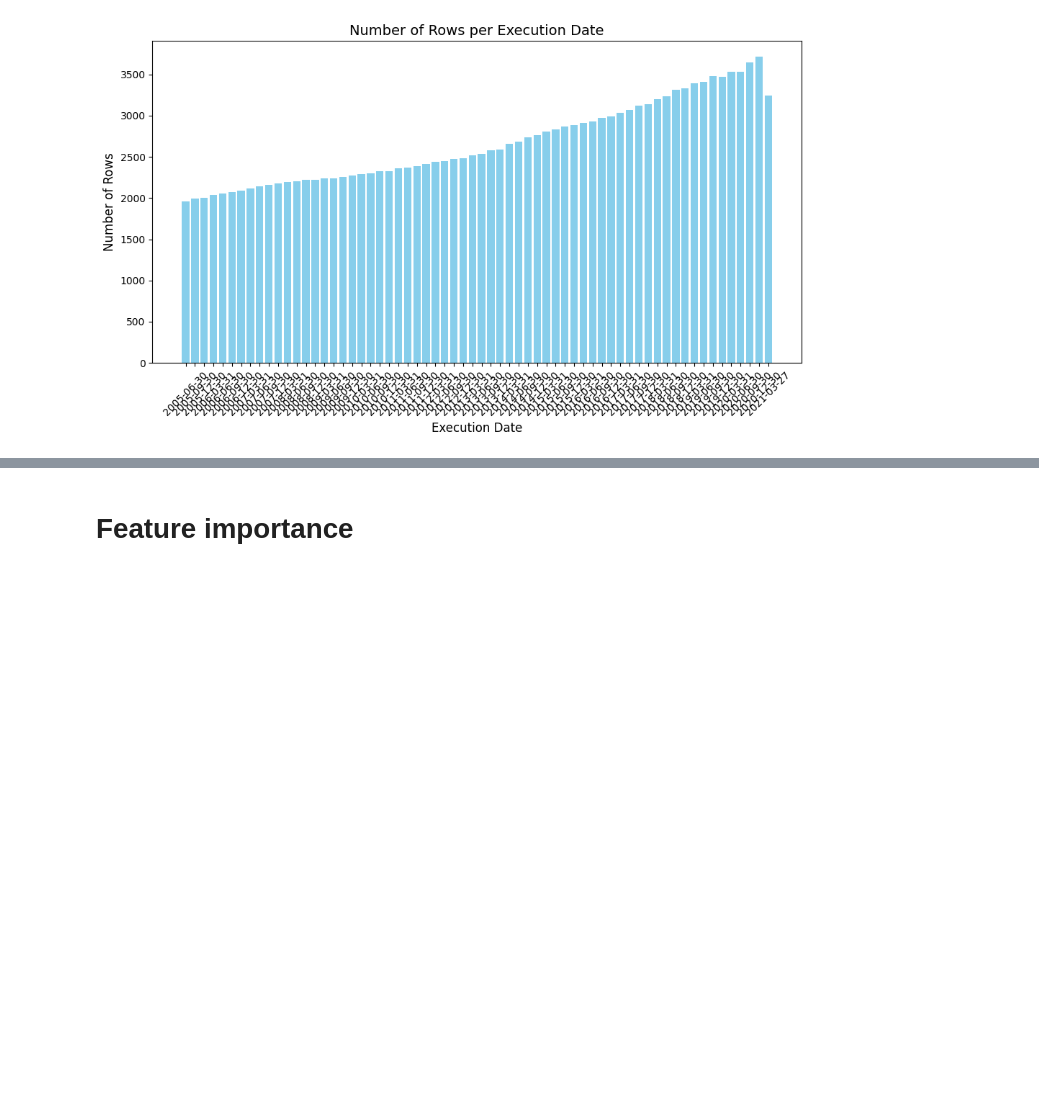
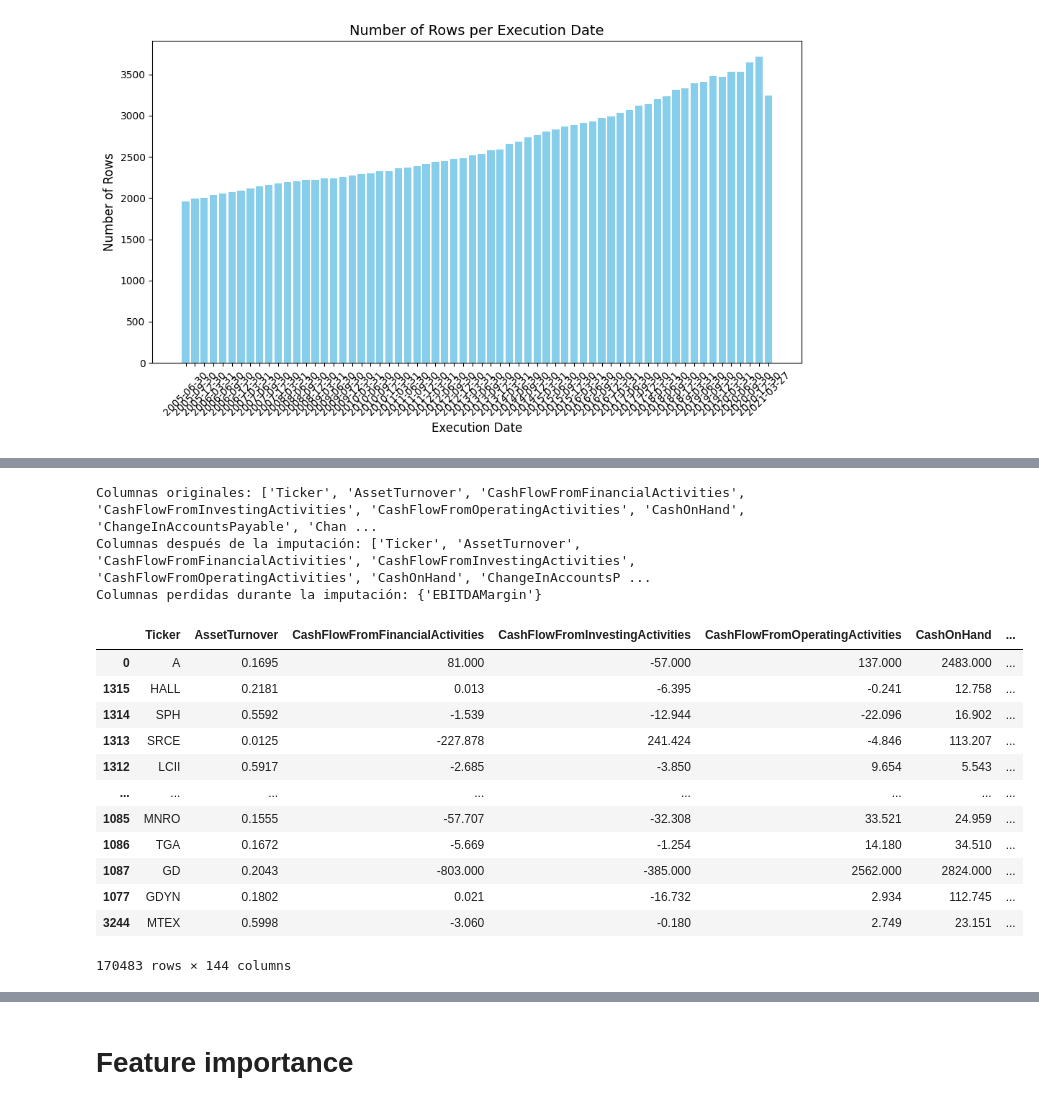
Before and after one commit to adrianibeas/zrive-ds, a Jupyter notebook: src/module_5/module5.ipynb_/module5.ipynb, the cells around one changed output, grey strips where cells are left out. Drawn from its saved outputs; the diff is of its cells as text; code cells hidden in the pictures; blank space fills up the shorter version.

```diff
--- a/src/module_5/module5.ipynb_/module5.ipynb
+++ b/src/module_5/module5.ipynb_/module5.ipynb
@@ -608,0 +739,41 @@ AttributeError: 'DataFrame' object has no attribute 'append'
+# %%
+
+# Asumimos que la función impute_missing_values ya está definida como se ve en la imagen
+
+def debug_imputation(data_set):
+    # Verifica las columnas antes de la imputación
+    print("Columnas originales:", data_set.columns.tolist())
+
+    # Aplica la función de imputación a un subconjunto (para depuración)
+    imputed_data = impute_by_execution_date(data_set)
+
+    # Verifica las columnas después de la imputación
+    print("Columnas después de la imputación:", imputed_data.columns.tolist())
+
+    # Verifica si hay alguna diferencia
+    difference = set(data_set.columns) - set(imputed_data.columns)
+    print("Columnas perdidas durante la imputación:", difference)
+
+    return imputed_data
+
+# Utiliza esta función con un subconjunto de tu data_set para depurar
+# Por ejemplo, puedes probar con el primer grupo:
+
+debug_imputation(data_set)
+# %% [output]
+Columnas originales: ['Ticker', 'AssetTurnover', 'CashFlowFromFinancialActivities', 'CashFlowFromInvestingActivities', 'CashFlowFromOperatingActivities', 'CashOnHand', 'ChangeInAccountsPayable', 'Chan ...
+Columnas después de la imputación: ['Ticker', 'AssetTurnover', 'CashFlowFromFinancialActivities', 'CashFlowFromInvestingActivities', 'CashFlowFromOperatingActivities', 'CashOnHand', 'ChangeInAccountsP ...
+Columnas perdidas durante la imputación: {'EBITDAMargin'}
+|  | Ticker | AssetTurnover | CashFlowFromFinancialActivities | CashFlowFromInvestingActivities | CashFlowFromOperatingActivities | CashOnHand | ... |
+| 0 | A | 0.1695 | 81.000 | -57.000 | 137.000 | 2483.000 | ... |
+| 1315 | HALL | 0.2181 | 0.013 | -6.395 | -0.241 | 12.758 | ... |
+| 1314 | SPH | 0.5592 | -1.539 | -12.944 | -22.096 | 16.902 | ... |
+| 1313 | SRCE | 0.0125 | -227.878 | 241.424 | -4.846 | 113.207 | ... |
+| 1312 | LCII | 0.5917 | -2.685 | -3.850 | 9.654 | 5.543 | ... |
+| ... | ... | ... | ... | ... | ... | ... | ... |
+| 1085 | MNRO | 0.1555 | -57.707 | -32.308 | 33.521 | 24.959 | ... |
+| 1086 | TGA | 0.1672 | -5.669 | -1.254 | 14.180 | 34.510 | ... |
+| 1087 | GD | 0.2043 | -803.000 | -385.000 | 2562.000 | 2824.000 | ... |
+| 1077 | GDYN | 0.1802 | 0.021 | -16.732 | 2.934 | 112.745 | ... |
+| 3244 | MTEX | 0.5998 | -3.060 | -0.180 | 2.749 | 23.151 | ... |
+170483 rows × 144 columns
```
Also changed, not shown: parts of 14 cells of this notebook.
